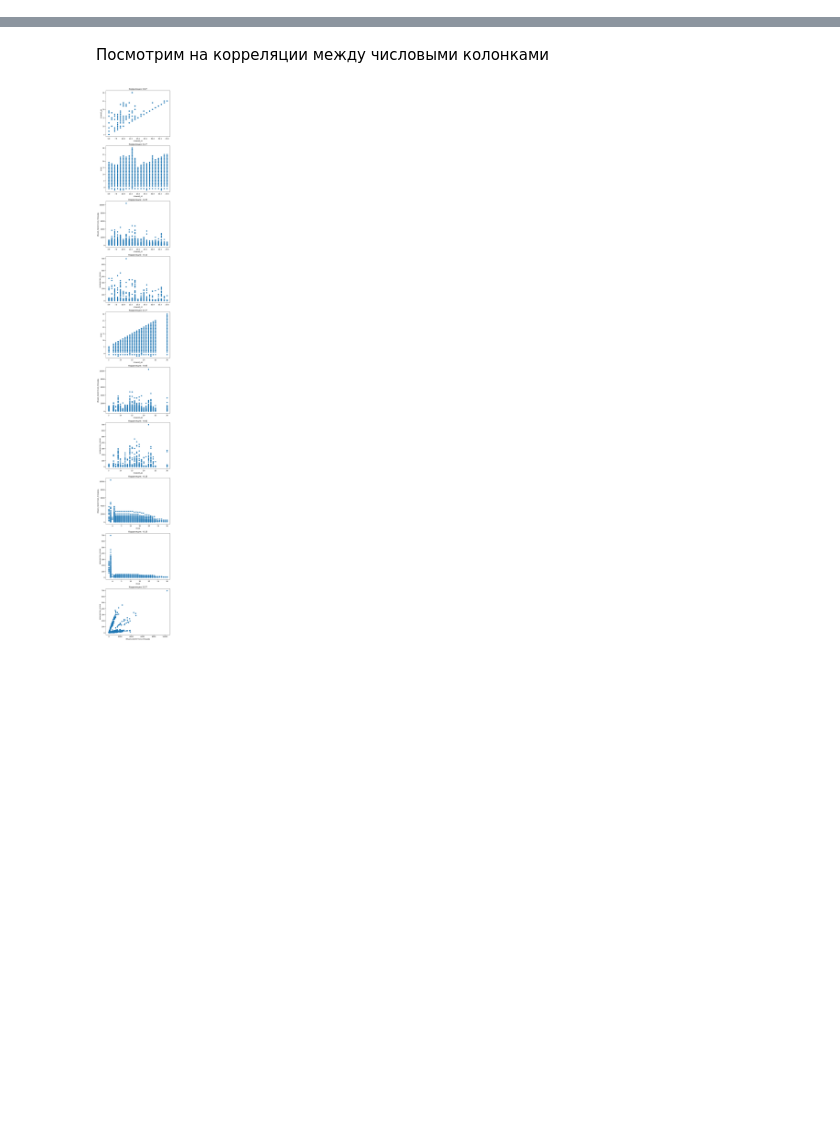
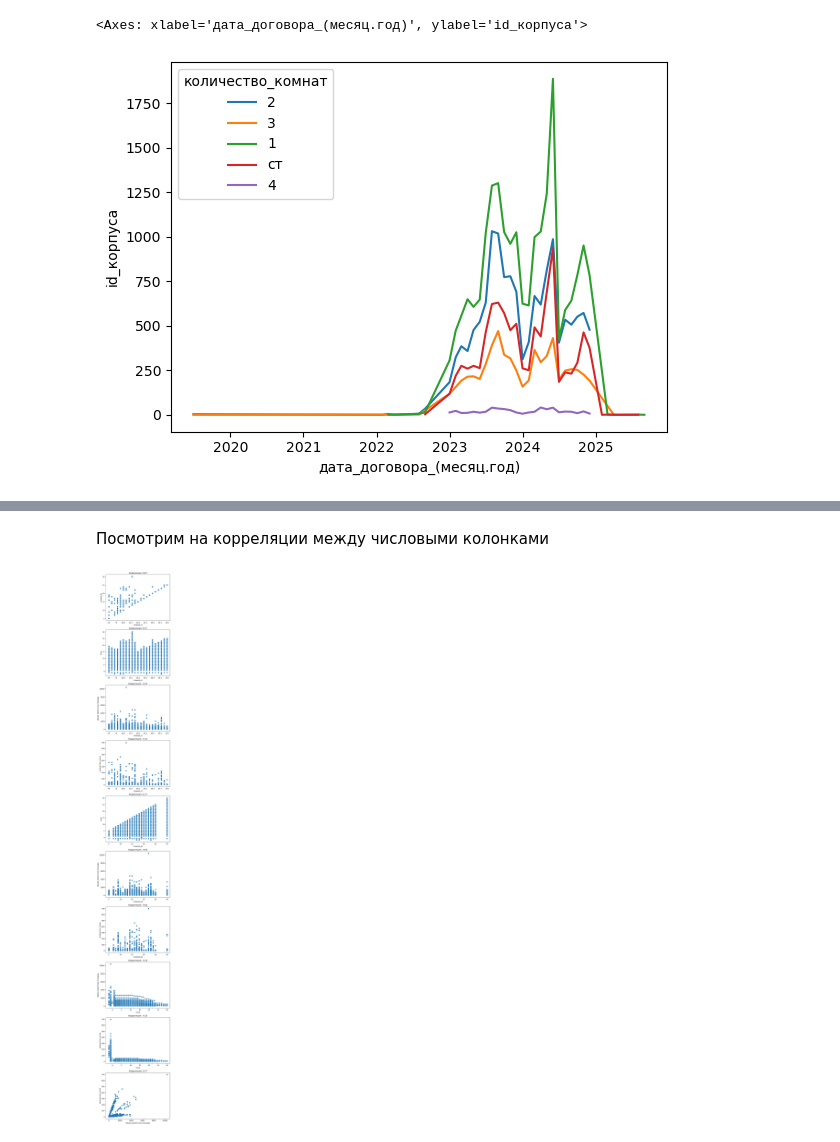
Before and after one commit to leofaraf/vibrosi, a Jupyter notebook: eda_илья.ipynb, the cells around one changed output, grey strips where cells are left out. Cells and saved outputs as stored; diff of their text form; code cells hidden in the pictures; blank space fills up the shorter version.

```diff
--- a/eda_илья.ipynb
+++ b/eda_илья.ipynb
@@ -8,0 +102,5 @@ deals_df = pd.read_csv("clear_deals.csv", parse_dates=["дата_начала_п
+# %%
+sns.lineplot(deals_df.groupby(["дата_договора_(месяц.год)", "количество_комнат"])["id_корпуса"].count().reset_index(), x="дата_договора_(месяц.год)", y="id_корпуса", hue="количество_комнат")
+# %% [output]
+<Axes: xlabel='дата_договора_(месяц.год)', ylabel='id_корпуса'>
+[figure, added]
```
Also changed, not shown: parts of 41 cells of this notebook.
